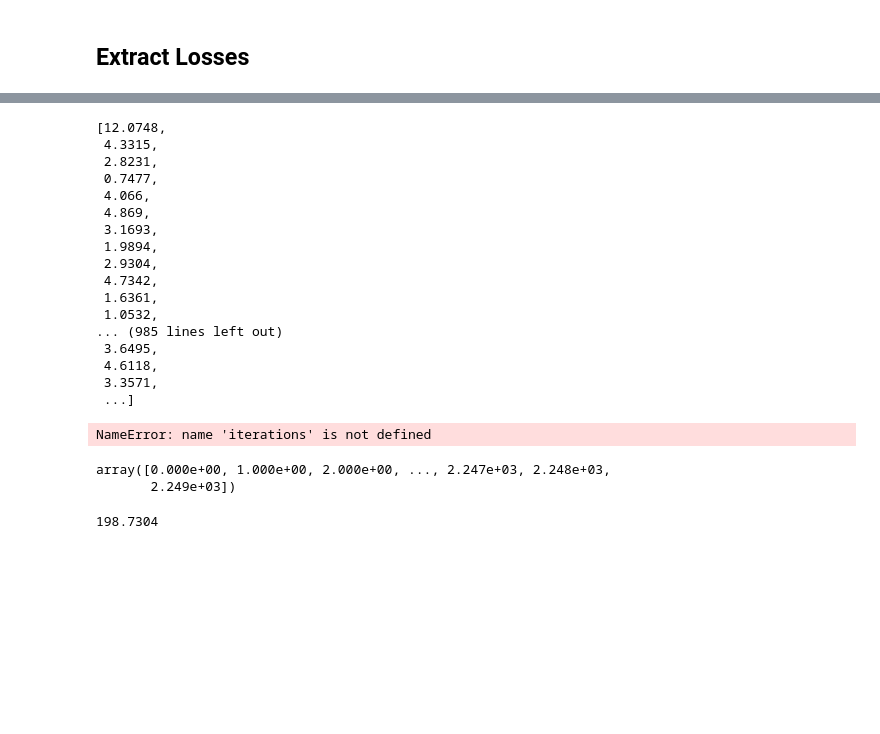
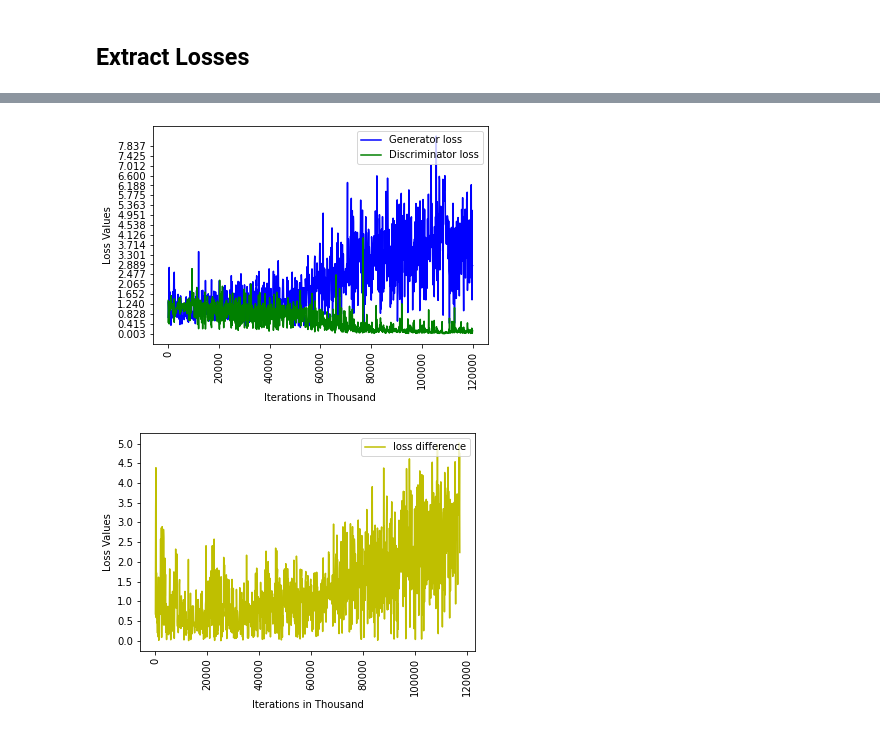
Before and after one commit to joex3999/SemanticStyleGAN, a Jupyter notebook: notebooks/Extract_FIDS.ipynb, the cells around one changed output, grey strips where cells are left out. Drawn from its saved outputs; the diff is of its cells as text; code cells hidden in the pictures; blank space fills up the shorter version.

```diff
--- a/notebooks/Extract_FIDS.ipynb
+++ b/notebooks/Extract_FIDS.ipynb
@@ -128,33 +146,13 @@ array([10.8277,  4.2683,  2.6898, ...,  3.8772,  5.9984,  7.9635])
-# %%
-g_losses
-# %% [output]
-[12.0748,
- 4.3315,
- 2.8231,
- 0.7477,
- 4.066,
- 4.869,
- 3.1693,
- 1.9894,
- 2.9304,
- 4.7342,
- 1.6361,
- 1.0532,
-... (985 lines left out)
- 3.6495,
- 4.6118,
- 3.3571,
- ...]
-# %%
-plot_losses(iterations,g_losses,d_losses)
-# %% [output]
-NameError: name 'iterations' is not defined
-# %%
-np.divide(iterations,100)
-# %% [output]
-array([0.000e+00, 1.000e+00, 2.000e+00, ..., 2.247e+03, 2.248e+03,
-       2.249e+03])
-# %%
-max(g_losses)
-# %% [output]
-198.7304
+# %%
+##V3.5_2
+# G and D loss are very close
+load_location = "/usrhomes/g013/SemanticStyleGAN/log_files/SSG78195.linse10_output.out"
+get_losses(load_location,difference=False)
+# %% [output]
+[figure, added]
+# %%
+load_location = "/usrhomes/g013/SemanticStyleGAN/log_files/SSG_v3.7/SSG78580.linse10_output.out"
+save_location="/usrhomes/g013/SemanticStyleGAN/fids/loss_v3.7.png"
+get_losses(load_location,save_location,difference=True)
+# %% [output]
+[figure, added]
```
Also changed, not shown: parts of 15 cells of this notebook, 23 other files.
